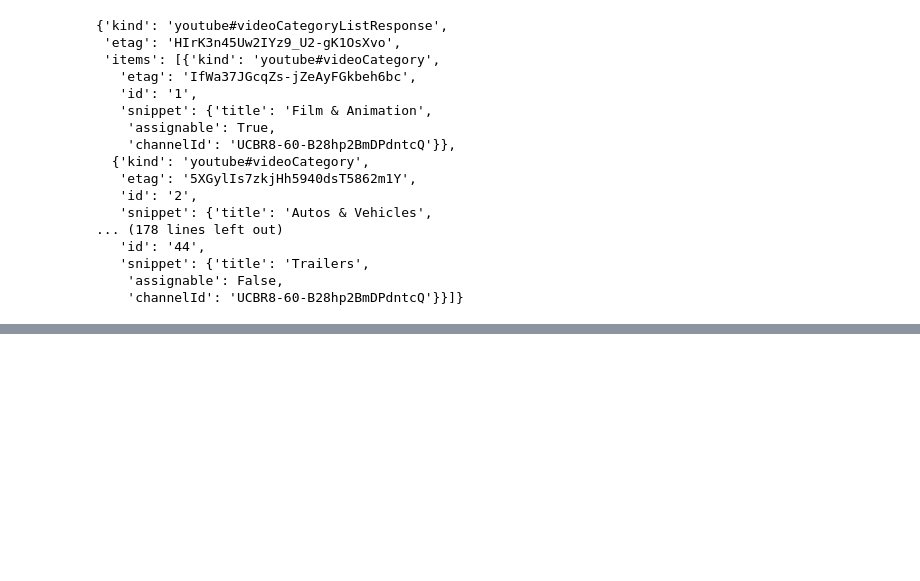
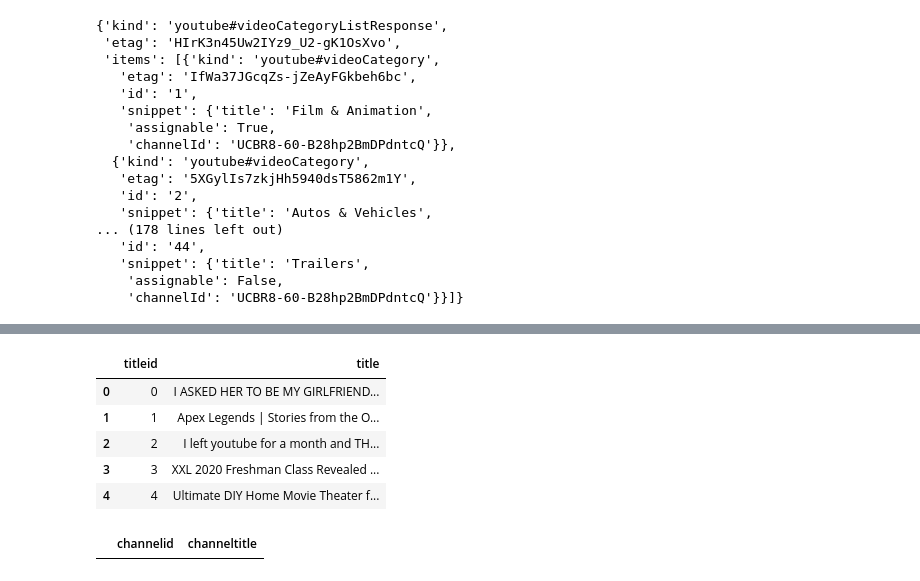
Before and after one commit to ichakrabarty/Grp_5---Youtube-Trending, a Jupyter notebook: main.sq.ipynb, the cells around one changed output, grey strips where cells are left out. Saved outputs shown, nothing was run; the diff lists cells and outputs as text; code cells hidden in the pictures; blank space fills up the shorter version.

```diff
--- a/main.sq.ipynb
+++ b/main.sq.ipynb
@@ -244,0 +264,3 @@ Name: Title, Length: 11851, dtype: object
+# %%
+engine = create_engine('postgresql://postgres:postgres@localhost:5432/youtube_db')
+connection = engine.connect()
@@ -244,0 +301,13 @@ Name: Title, Length: 11851, dtype: object
+# %%
+pd.read_sql_query('select * from titles' , con = engine).head()
+# %% [output]
+|  | titleid | title |
+| 0 | 0 | I ASKED HER TO BE MY GIRLFRIEND... |
+| 1 | 1 | Apex Legends | Stories from the O... |
+| 2 | 2 | I left youtube for a month and TH... |
+| 3 | 3 | XXL 2020 Freshman Class Revealed ... |
+| 4 | 4 | Ultimate DIY Home Movie Theater f... |
+# %%
+pd.read_sql_query('select * from channel' , con = engine).head()
+# %% [output]
+|  | channelid | channeltitle |
```
Also changed, not shown: parts of 11 cells of this notebook.
